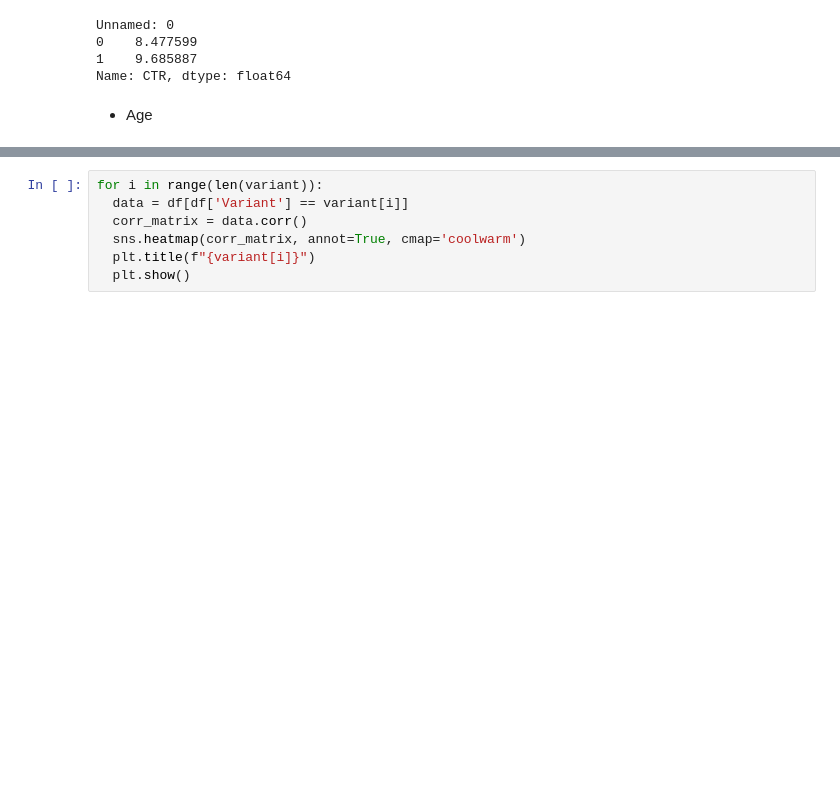
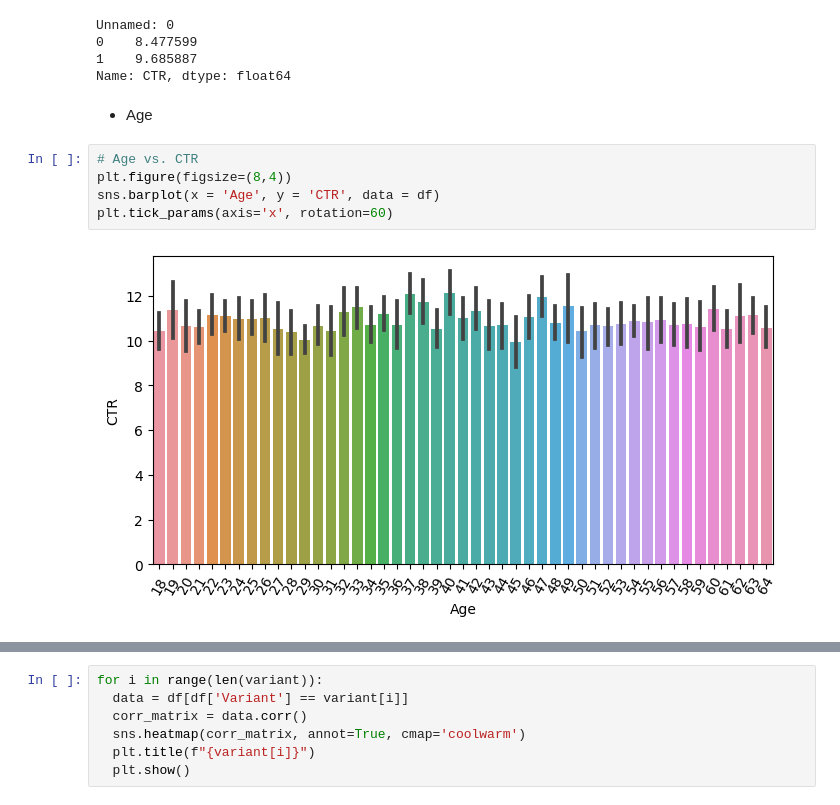
Before and after one commit to hiu04/Data-Science, a Jupyter notebook: A2_DataScience.ipynb, the cells around one changed output, grey strips where cells are left out. Saved outputs shown, nothing was run; the diff lists cells and outputs as text; blank space fills up the shorter version.

```diff
--- a/A2_DataScience.ipynb
+++ b/A2_DataScience.ipynb
@@ -133,3 +109,10 @@ Unnamed: 0
 Name: CTR, dtype: float64
 # %% [markdown]
 * Age
+# %%
+# Age vs. CTR
+plt.figure(figsize=(8,4))
+sns.barplot(x = 'Age', y = 'CTR', data = df)
+plt.tick_params(axis='x', rotation=60)
+# %% [output]
+[figure, added]
```
Also changed, not shown: parts of 44 cells of this notebook.
